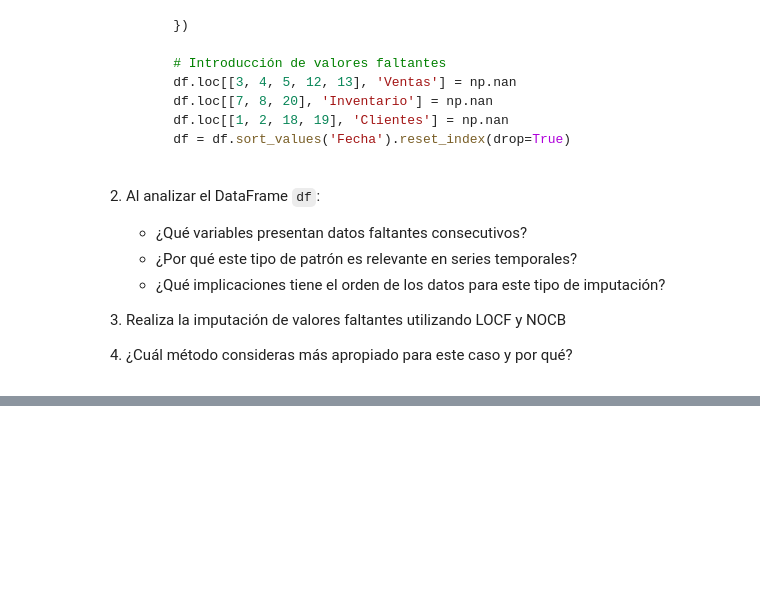
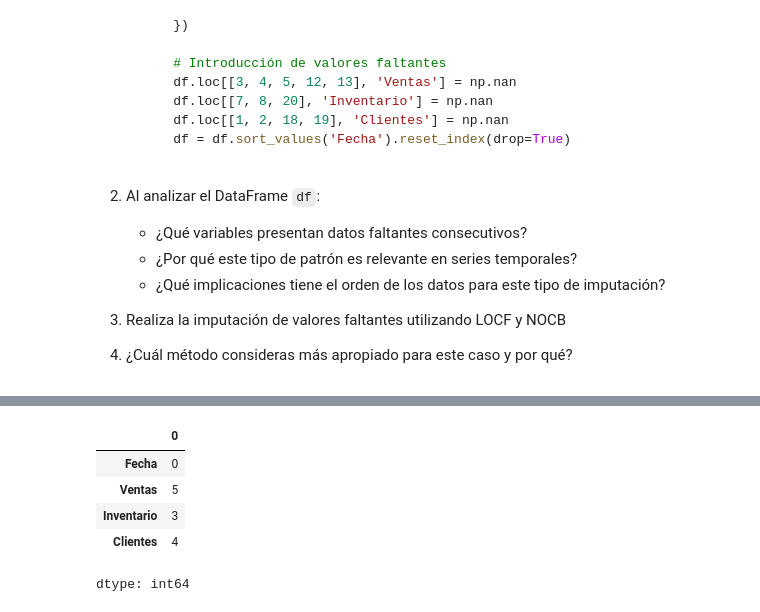
Before and after one commit to eospgonz10/statistical_analytics_homicide, a Jupyter notebook: sesiones_practicas/sp_5_juan_jose_garcia_alvarez_estiven_ospina_gonzalez.ipynb, the cells around one changed output, grey strips where cells are left out. Cells and saved outputs as stored; diff of their text form; code cells hidden in the pictures; blank space fills up the shorter version.

```diff
--- a/sesiones_practicas/sp_5_juan_jose_garcia_alvarez_estiven_ospina_gonzalez.ipynb
+++ b/sesiones_practicas/sp_5_juan_jose_garcia_alvarez_estiven_ospina_gonzalez.ipynb
@@ -641,0 +677,11 @@ plt.show()
+# %%
+# Variables con más datos faltantes
+
+df.isnull().sum()
+# %% [output]
+|  | 0 |
+| Fecha | 0 |
+| Ventas | 5 |
+| Inventario | 3 |
+| Clientes | 4 |
+dtype: int64
```
Also changed, not shown: parts of 4 cells of this notebook.
